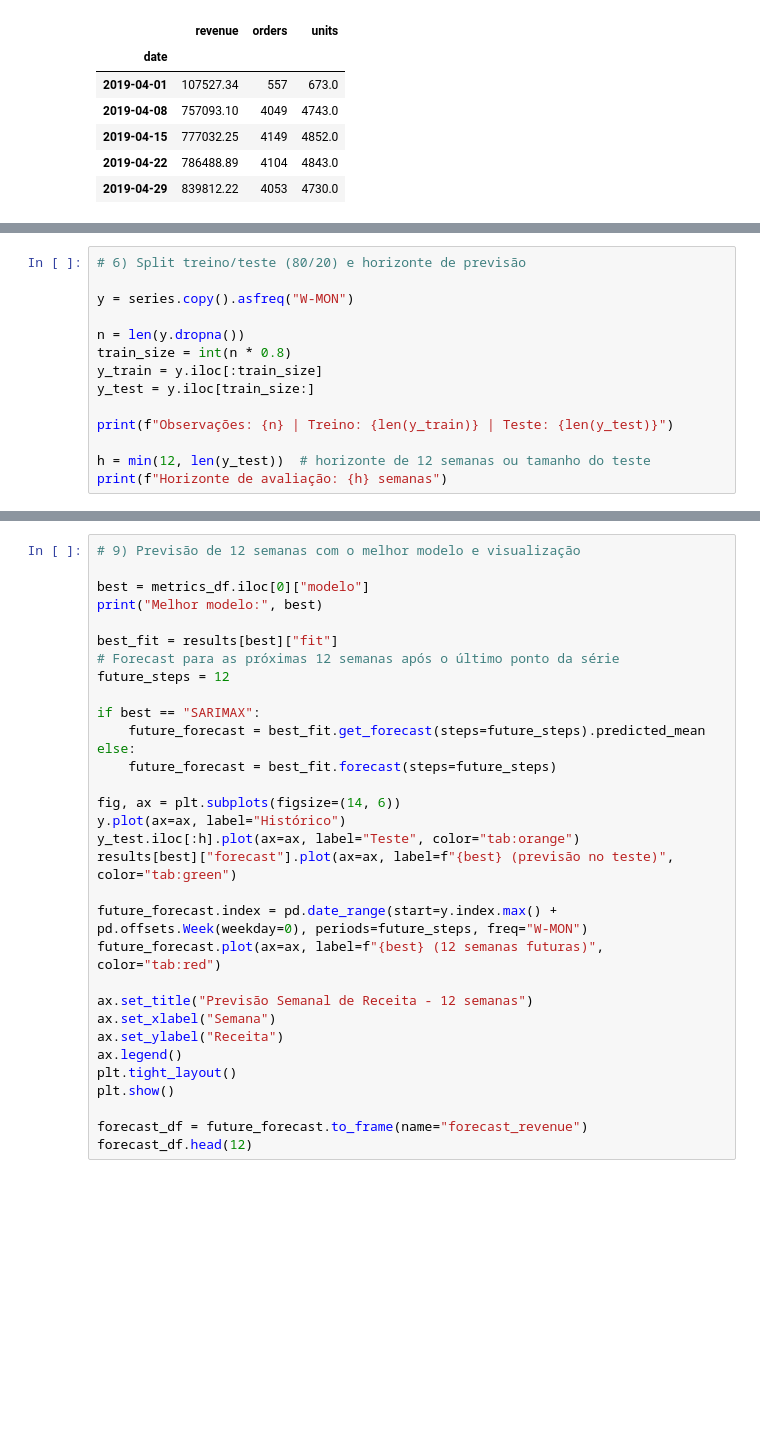
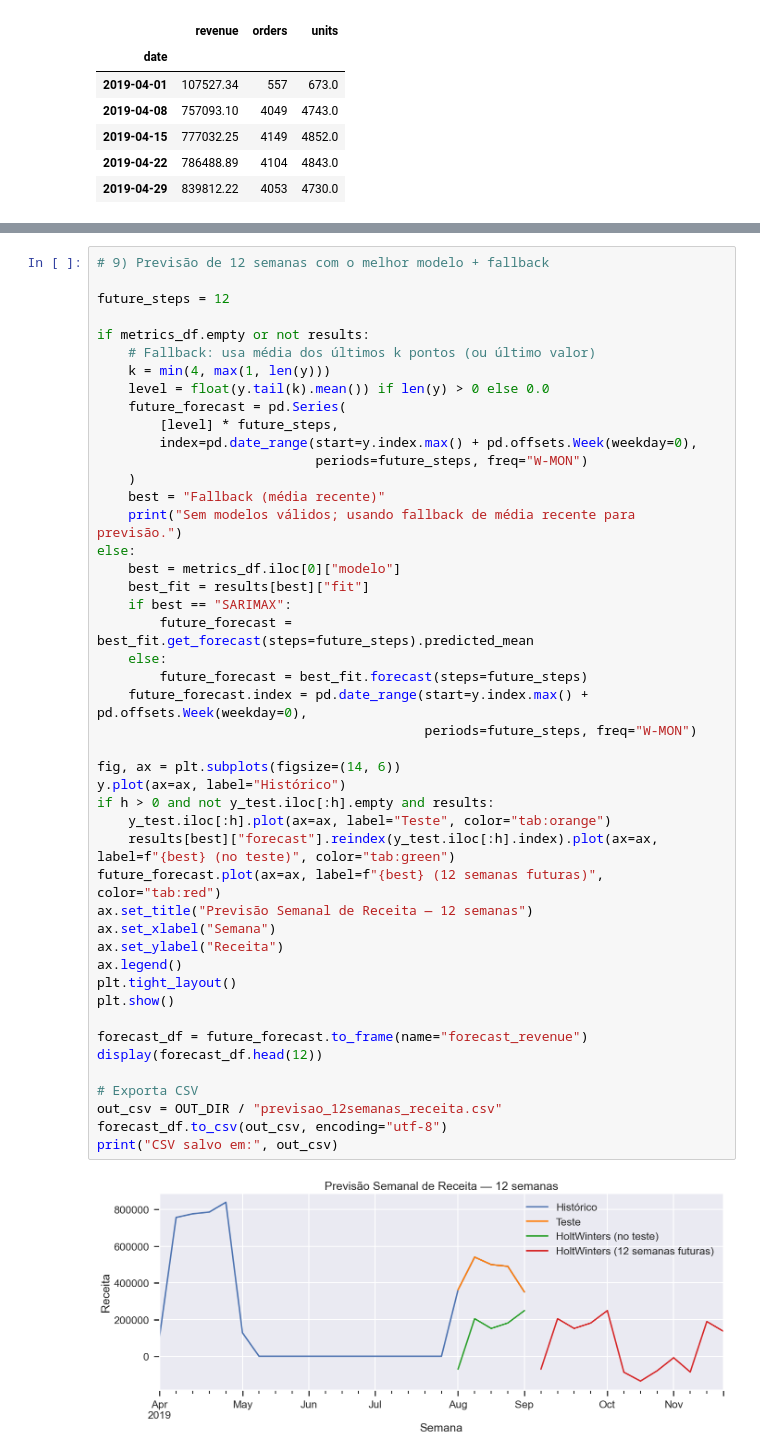
Before and after one commit to codewithsouza/Analise-Preditiva, a Jupyter notebook: guia_series_temporais_ecommerce.ipynb, the cells around one changed output, grey strips where cells are left out. Saved outputs shown, nothing was run; the diff lists cells and outputs as text; blank space fills up the shorter version.

```diff
--- a/guia_series_temporais_ecommerce.ipynb
+++ b/guia_series_temporais_ecommerce.ipynb
@@ -255,14 +403,0 @@ plt.show()
-# %%
-# 6) Split treino/teste (80/20) e horizonte de previsão
-
-y = series.copy().asfreq("W-MON")
-
-n = len(y.dropna())
-train_size = int(n * 0.8)
-y_train = y.iloc[:train_size]
-y_test = y.iloc[train_size:]
-
-print(f"Observações: {n} | Treino: {len(y_train)} | Teste: {len(y_test)}")
-
-h = min(12, len(y_test))  # horizonte de 12 semanas ou tamanho do teste
-print(f"Horizonte de avaliação: {h} semanas")
@@ -324,32 +545,48 @@ metrics_df
 # %%
-# 9) Previsão de 12 semanas com o melhor modelo e visualização
+# 9) Previsão de 12 semanas com o melhor modelo + fallback
 
-best = metrics_df.iloc[0]["modelo"]
-print("Melhor modelo:", best)
-
-best_fit = results[best]["fit"]
-# Forecast para as próximas 12 semanas após o último ponto da série
 future_steps = 12
 
-if best == "SARIMAX":
-    future_forecast = best_fit.get_forecast(steps=future_steps).predicted_mean
+if metrics_df.empty or not results:
+    # Fallback: usa média dos últimos k pontos (ou último valor)
+    k = min(4, max(1, len(y)))
+    level = float(y.tail(k).mean()) if len(y) > 0 else 0.0
+    future_forecast = pd.Series(
+        [level] * future_steps,
+        index=pd.date_range(start=y.index.max() + pd.offsets.Week(weekday=0),
+                            periods=future_steps, freq="W-MON")
+    )
+    best = "Fallback (média recente)"
+    print("Sem modelos válidos; usando fallback de média recente para previsão.")
 else:
-    future_forecast = best_fit.forecast(steps=future_steps)
+    best = metrics_df.iloc[0]["modelo"]
+    best_fit = results[best]["fit"]
+    if best == "SARIMAX":
+        future_forecast = best_fit.get_forecast(steps=future_steps).predicted_mean
+    else:
+        future_forecast = best_fit.forecast(steps=future_steps)
+    future_forecast.index = pd.date_range(start=y.index.max() + pd.offsets.Week(weekday=0),
+                                          periods=future_steps, freq="W-MON")
 
 fig, ax = plt.subplots(figsize=(14, 6))
 y.plot(ax=ax, label="Histórico")
-y_test.iloc[:h].plot(ax=ax, label="Teste", color="tab:orange")
-results[best]["forecast"].plot(ax=ax, label=f"{best} (previsão no teste)", color="tab:green")
-
-future_forecast.index = pd.date_range(start=y.index.max() + pd.offsets.Week(weekday=0), periods=future_steps, freq="W-MON")
+if h > 0 and not y_test.iloc[:h].empty and results:
+    y_test.iloc[:h].plot(ax=ax, label="Teste", color="tab:orange")
+    results[best]["forecast"].reindex(y_test.iloc[:h].index).plot(ax=ax, label=f"{best} (no teste)", color="tab:green")
 future_forecast.plot(ax=ax, label=f"{best} (12 semanas futuras)", color="tab:red")
-
-ax.set_title("Previsão Semanal de Receita - 12 semanas")
+ax.set_title("Previsão Semanal de Receita — 12 semanas")
 ax.set_xlabel("Semana")
 ax.set_ylabel("Receita")
 ax.legend()
 plt.tight_layout()
 plt.show()
 
 forecast_df = future_forecast.to_frame(name="forecast_revenue")
-forecast_df.head(12)
+display(forecast_df.head(12))
+
+# Exporta CSV
+out_csv = OUT_DIR / "previsao_12semanas_receita.csv"
+forecast_df.to_csv(out_csv, encoding="utf-8")
+print("CSV salvo em:", out_csv)
+# %% [output]
+[figure, added]
```
Also changed, not shown: parts of 17 cells of this notebook, 1 other file.
